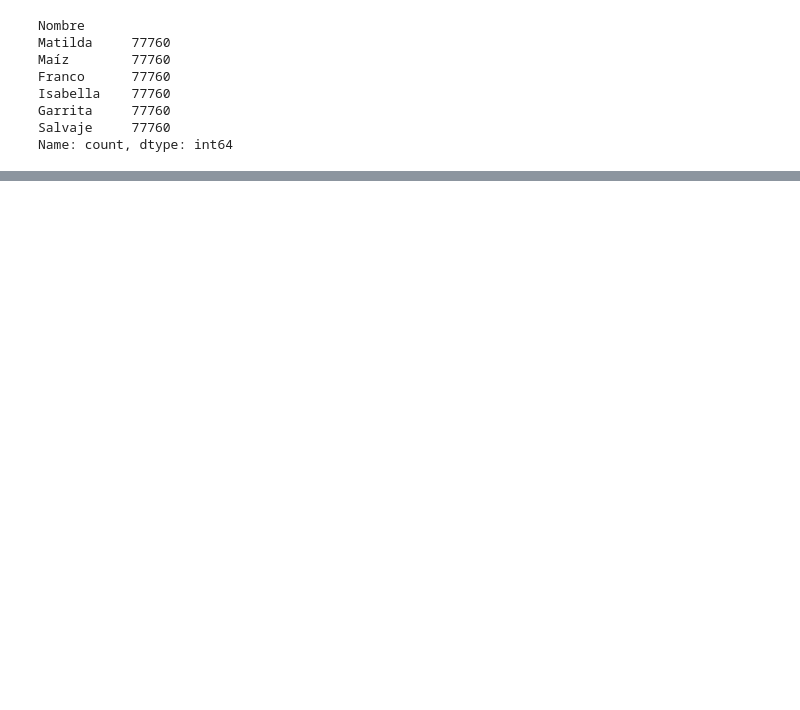
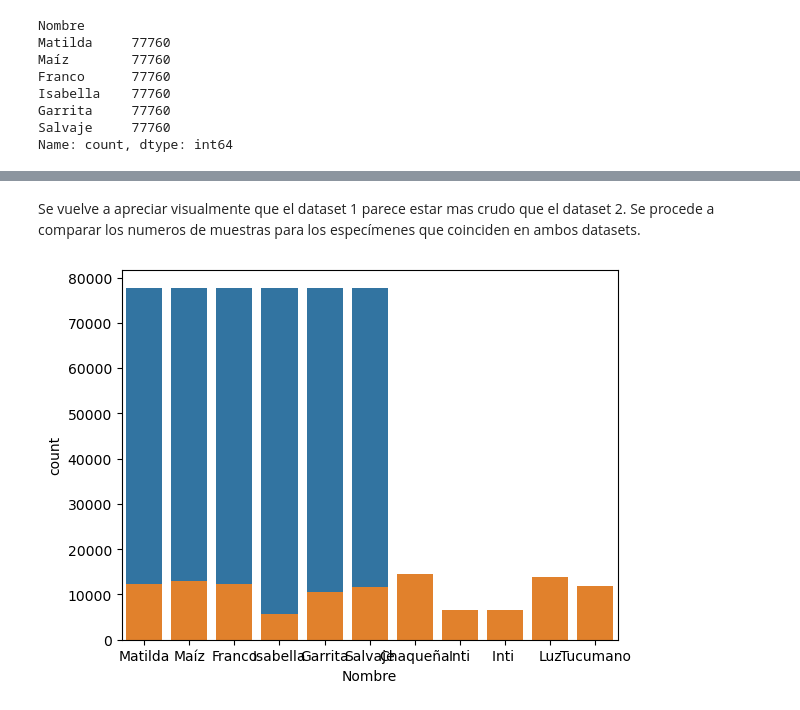
Before and after one commit to jbaez-utn/rnr-meleros, a Jupyter notebook: notebooks/1-eda-analisis-exploratorio.ipynb, the cells around one changed output, grey strips where cells are left out. Cells and saved outputs as stored; diff of their text form; code cells hidden in the pictures; blank space fills up the shorter version.

```diff
--- a/notebooks/1-eda-analisis-exploratorio.ipynb
+++ b/notebooks/1-eda-analisis-exploratorio.ipynb
@@ -331,0 +367,8 @@ Name: count, dtype: int64
+# %% [markdown]
+Se vuelve a apreciar visualmente que el dataset 1 parece estar mas crudo que el dataset 2. Se procede a comparar los numeros de muestras para los especímenes que coinciden en ambos datasets.
+# %%
+# Plot counts for each specimen in dataset 1 and compare with dataset 2
+sns.countplot(x='Nombre', data=dataset1_crudo_dataframe)
+sns.countplot(x='Nombre', data=dataset2_crudo_dataframe)
+# %% [output]
+[figure, added]
```
Also changed, not shown: parts of 19 cells of this notebook, 1 other file.
